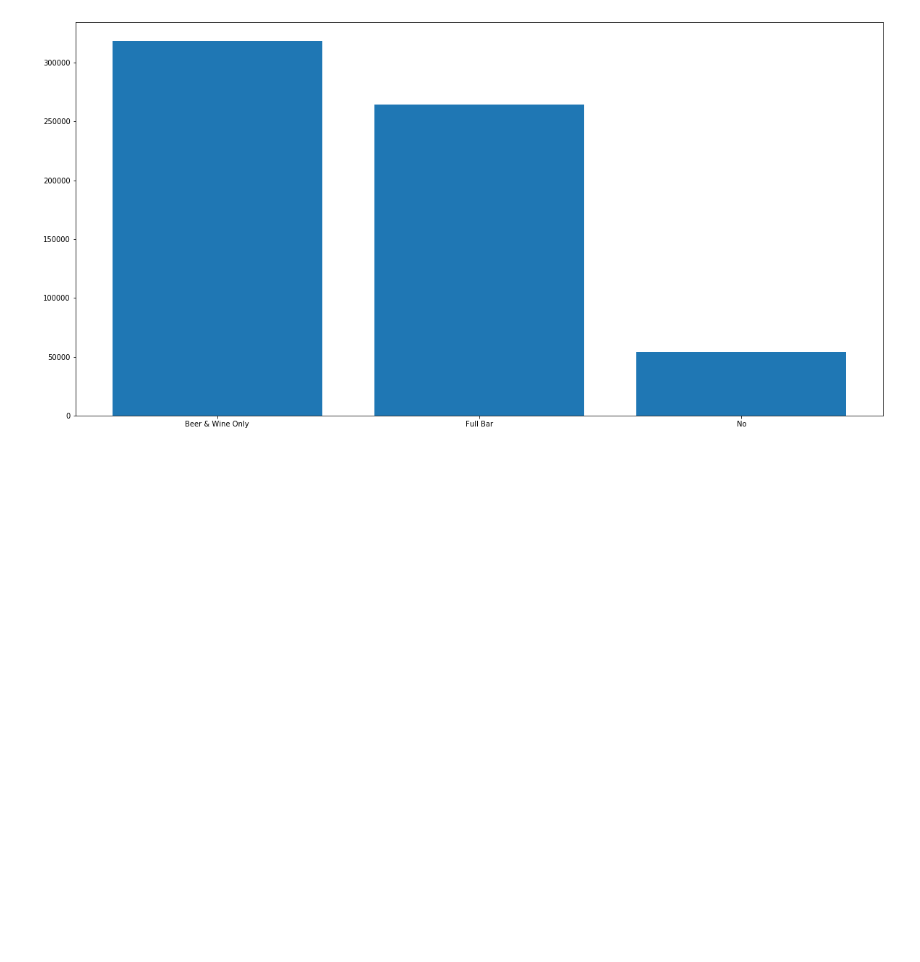
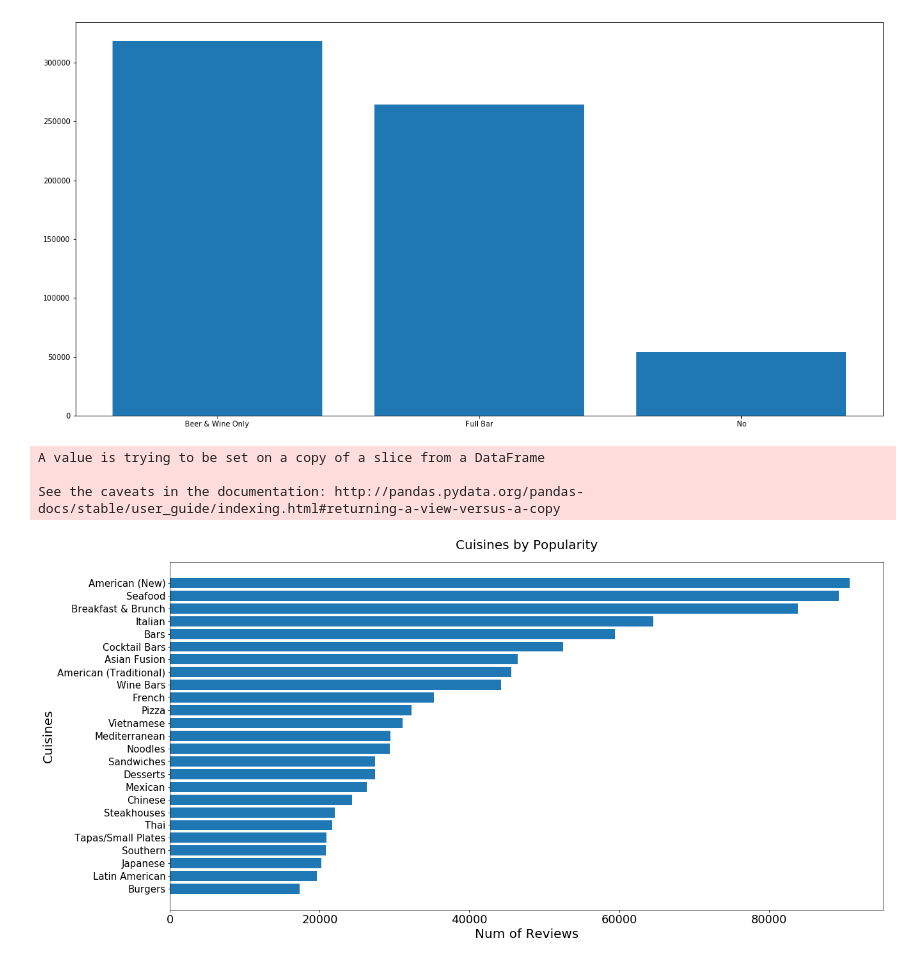
Before and after one commit to yueweng/restaurant-recommender, a Jupyter notebook: capstone_eda.ipynb, the cells around one changed output. Drawn from its saved outputs; the diff is of its cells as text; code cells hidden in the pictures; blank space fills up the shorter version.

```diff
--- a/capstone_eda.ipynb
+++ b/capstone_eda.ipynb
@@ -465,3 +473,34 @@ def alcohol_overview(restaurants_df):
 alcohol_overview(restaurants_df)
 # %% [output]
 [figure]
+# %%
+cuis = restaurants_df['cuisines'].str.split(", ")
+cuisines_dummies = pd.get_dummies(cuis.apply(pd.Series).stack()).sum(level=0)
+cui_cols = cuisines_dummies.columns
+
+cuisine_df = pd.concat([rest_condensed_df, cuisines_dummies], axis=1)
+
+cs = {}
+for col in cui_cols:
+    cui_rev = cuisine_df.groupby(col).agg({'reviewCount': 'sum'}).reset_index()
+    cs[col] = cui_rev[cui_rev[col] == 1.0]['reviewCount'][1]
+cs
+cuirevco_df = pd.DataFrame(list(cs.items()), columns=['Cuisines', 'Popularity'])
+cuirevco_df.sort_values(by=['Popularity'], ascending=False, inplace=True)
+
+fig, ax = plt.subplots(figsize=[20,10])
+cuisines_top_n = cuirevco_df[:25]
+cuisines_top_n.sort_values('Popularity', inplace=True)
+ax.barh(cuisines_top_n['Cuisines'], cuisines_top_n['Popularity'])
+
+ax.set_title('Cuisines by Popularity', fontsize=20, pad=20)
+ax.set_xlabel('Num of Reviews', fontsize=20)
+ax.set_ylabel('Cuisines', fontsize=20)
+
+plt.tick_params(axis='x', which='major', labelsize=18)
+plt.tick_params(axis='y', which='major', labelsize=15)
+# %% [output]
+A value is trying to be set on a copy of a slice from a DataFrame
+
+See the caveats in the documentation: http://pandas.pydata.org/pandas-docs/stable/user_guide/indexing.html#returning-a-view-versus-a-copy
+[figure, added]
```
Also changed, not shown: parts of 12 cells of this notebook, 9 other files.
